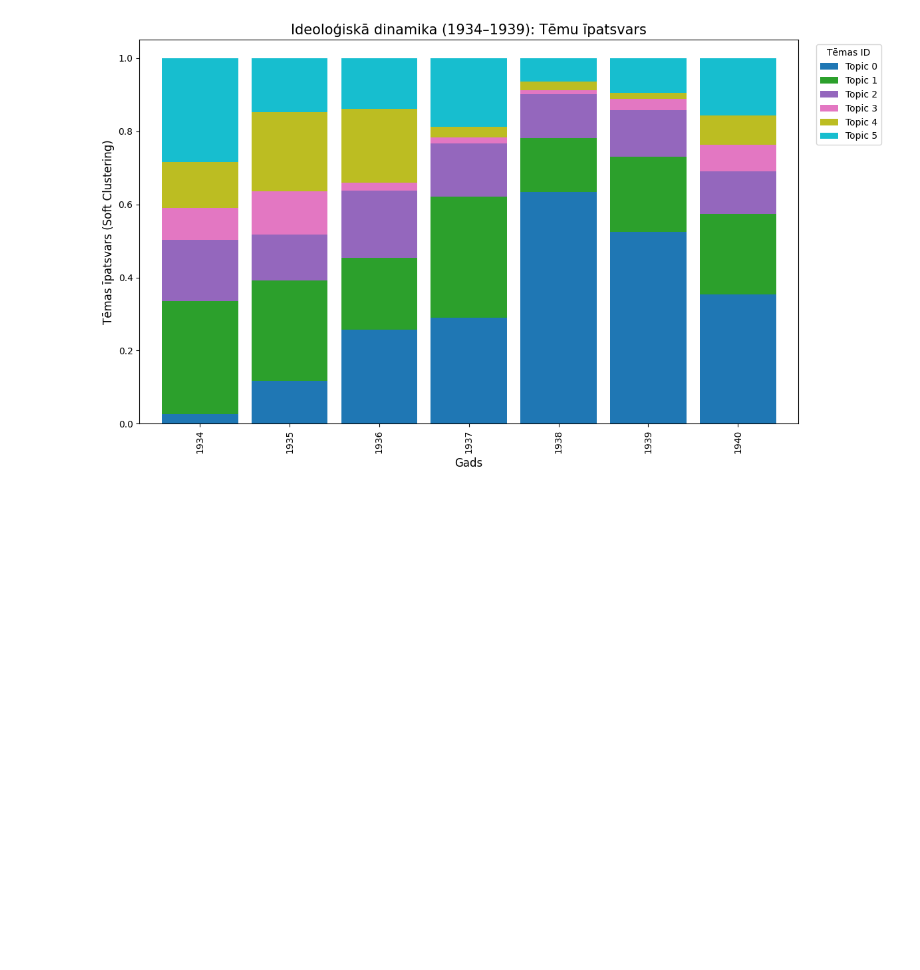
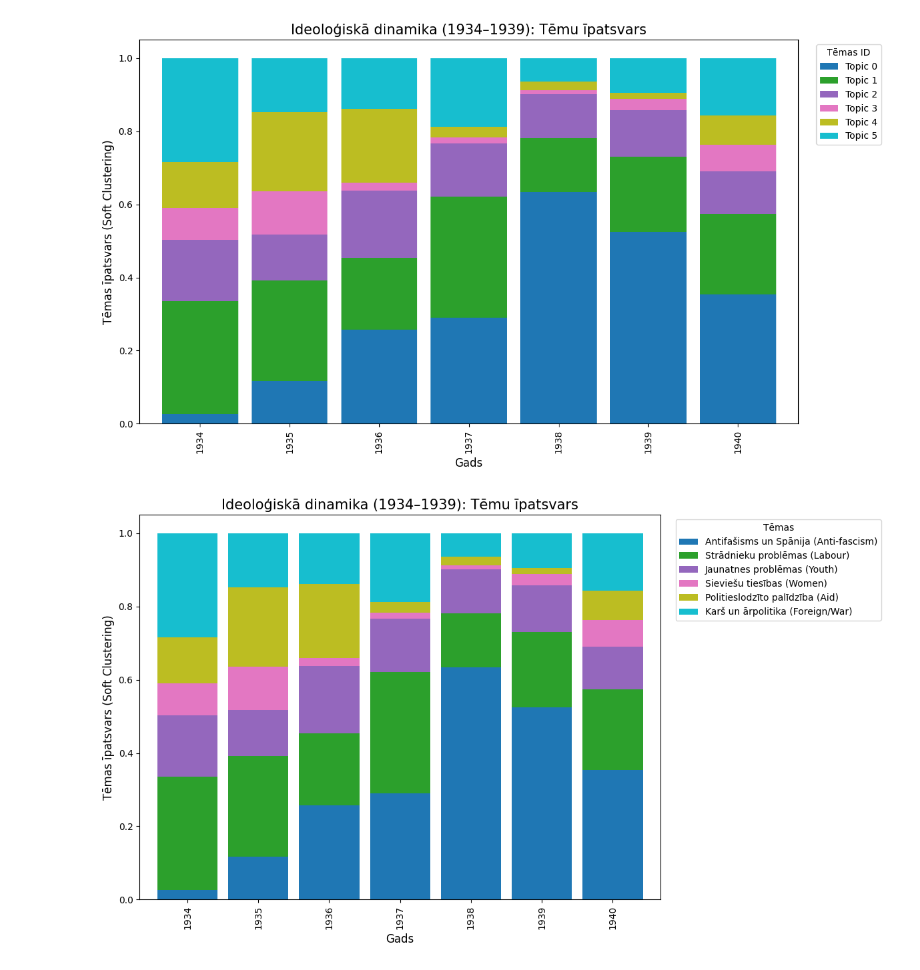
Before and after one commit to Vladusty/latvian-communist-leaflet-corpus-1934-1940, a Jupyter notebook: notebooks/lemmatized_leaflet_tf_idf/lemmatized_leaflet_tfidf_topic_modeling_nmf_1934_1940.ipynb, the cells around one changed output. Drawn from its saved outputs; the diff is of its cells as text; code cells hidden in the pictures; blank space fills up the shorter version.

```diff
--- a/notebooks/lemmatized_leaflet_tf_idf/lemmatized_leaflet_tfidf_topic_modeling_nmf_1934_1940.ipynb
+++ b/notebooks/lemmatized_leaflet_tf_idf/lemmatized_leaflet_tfidf_topic_modeling_nmf_1934_1940.ipynb
@@ -311,4 +311,56 @@ plt.savefig("soft_clustering_latvia_numbered.png", dpi=300)
 plt.show()
 # %% [output]
 [figure]
+# %%
+import matplotlib.pyplot as plt
+import pandas as pd
+
+topic_labels = {
+    0: 'Antifašisms un Spānija (Anti-fascism)',
+    1: 'Strādnieku problēmas (Labour)',
+    2: 'Jaunatnes problēmas (Youth)',
+    3: 'Sieviešu tiesības (Women)',
+    4: 'Politieslodzīto palīdzība (Aid)',
+    5: 'Karš un ārpolitika (Foreign/War)'
+}
+
+
+#custom_colors = [
+#    '#8c564b', # Topic 0: Spain -> Brown
+#    '#1f77b4', # Topic 1: Labour -> Blue
+#    '#9467bd', # Topic 2: Youth -> Purple
+#    '#d62728', # Topic 3: Women -> Red
+#    '#2ca02c', # Topic 4: Aid -> Green
+#    '#ff7f0e'  # Topic 5: Foreign/War -> Orange
+#]
+
+topic_weights_df = pd.DataFrame(W, columns=[topic_labels[i] for i in range(N_TOPICS)])
+topic_weights_df['year'] = df['year'].values
+
+soft_clustering = topic_weights_df.groupby('year').sum()
+
+soft_clustering_pct = soft_clustering.div(soft_clustering.sum(axis=1), axis=0)
+
+ax = soft_clustering_pct.plot(
+    kind='bar',
+    stacked=True,
+    figsize=(12, 7),
+    colormap='tab10', # custom_colors or colormap
+    #color=custom_colors,
+    width=0.85,
+    edgecolor='none'
+)
+
+plt.title('Ideoloģiskā dinamika (1934–1939): Tēmu īpatsvars', fontsize=15)
+plt.ylabel('Tēmas īpatsvars (Soft Clustering)', fontsize=12)
+plt.xlabel('Gads', fontsize=12)
+
+# Легенда сбоку
+plt.legend(bbox_to_anchor=(1.02, 1), loc='upper left', title="Tēmas")
+
+plt.tight_layout()
+plt.savefig("soft_clustering_latvia_custom_colors.png", dpi=600)
+plt.show()
+# %% [output]
+[figure, added]
 # %%
```
Also changed, not shown: parts of 6 cells of this notebook.
